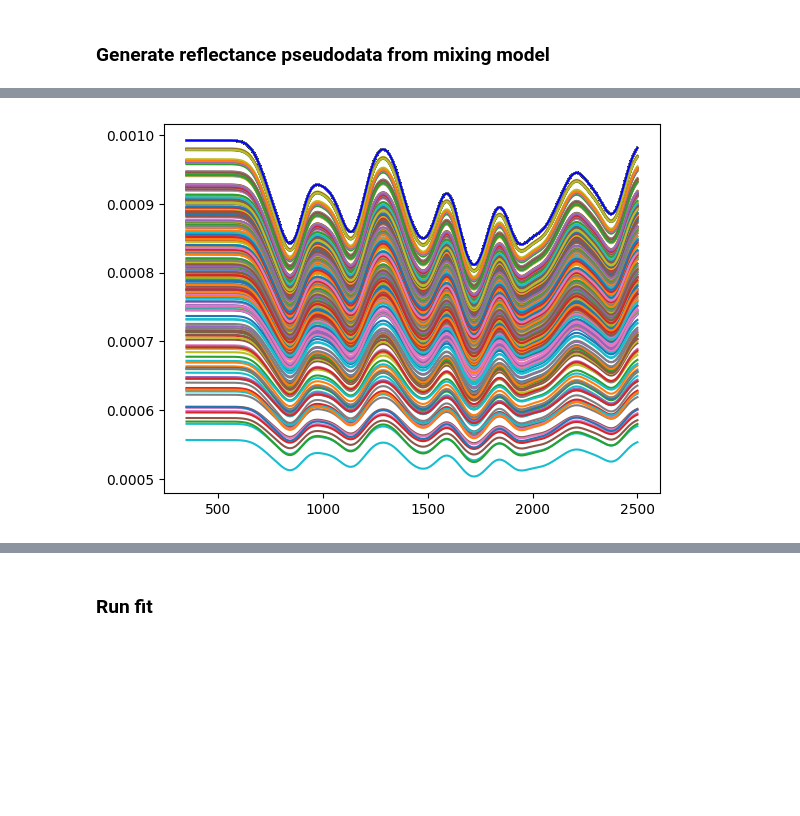
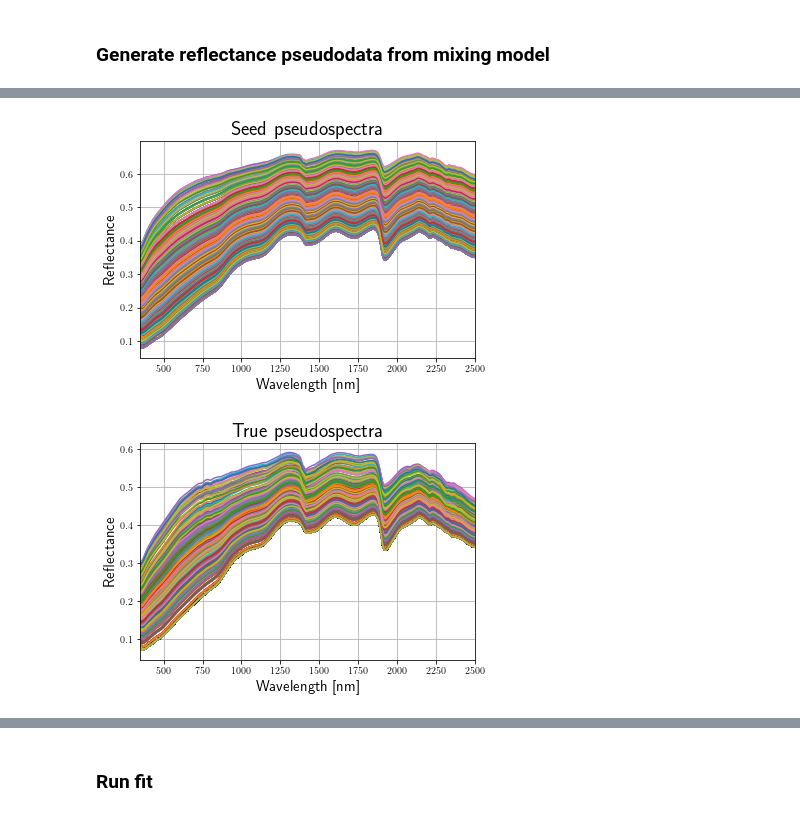
Before and after one commit to jmortan/RaCA-SOC-a-spectrum-analysis, a Jupyter notebook: RaCA-SOC-a/run-RaCA-SOC-a.ipynb, the cells around one changed output, grey strips where cells are left out. Drawn from its saved outputs; the diff is of its cells as text; code cells hidden in the pictures; blank space fills up the shorter version.

```diff
--- a/RaCA-SOC-a/run-RaCA-SOC-a.ipynb
+++ b/RaCA-SOC-a/run-RaCA-SOC-a.ipynb
@@ -27,7 +29,7 @@ sample_bdsd  = data[1:,2159].astype('float32')
 sample_soc   = data[1:,2162].astype('float32')
 sample_socsd = data[1:,2163].astype('float32')
 # %%
-I = data[1:,1:2152].astype('float32')
-plt.hist(np.log(np.sum(I,axis=1)),bins='auto');
+dataI = data[1:,1:2152].astype('float32')
+plt.hist(np.log(np.sum(dataI,axis=1)),bins='auto');
 XF = np.array([x for x in range(350,2501)]);
 # %% [output]
@@ -225,3 +237,6 @@ del hist, bins, x_grid, kdepdf, axarr
+# %%
+def gaus(mu, sigma, N=1) :
+    return np.random.randn(N) * sigma + mu;
 # %%
 # generate seed alphas from seed M's, specified below from initial literature
 
@@ -304,8 +319,10 @@ def fakeTrough(x,mu,sigma) :
 
 organicTroughs = [1650,1100,825,2060,1500,1000,751,1706,1754,1138,1170,853,877,1930,1449,2033,1524,2275,1706,1961,2137,2381,1400,1900,1791,2388]
 
-Fsoc = np.ones([MSpectra])
-Fsoc = Fsoc - 0.5*np.sum(fakeTrough((np.zeros([1,MSpectra])+XF).T,np.array(organicTroughs),3000).T,axis=0)
+tFsoc = np.sum(dataI.T * sample_soc,axis=1)/np.sum(sample_soc)
+trueFsoc = tFsoc - 0.125*np.sum(fakeTrough((np.zeros([1,MSpectra])+XF).T,np.array(organicTroughs),3000).T,axis=0)
+seedFsoc = tFsoc - 0.125*gaus(1.0,0.5)*np.sum(fakeTrough((np.zeros([1,MSpectra])+XF).T,np.array(organicTroughs),3000*gaus(1.0,0.25,len(organicTroughs))).T,axis=0)
 
-F = np.array(F + [Fsoc])
+F = [endMemMap[x]["Postprocessed Reflectance"] for x in endMemList]
+F = np.array(F + [trueFsoc])
 # %%
@@ -341,13 +367,16 @@ del trueMZeros, trueMrem
 # %%
 def A(ms,rhorads) :
     tA = ms / rhorads
-    return tA / np.sum(tA)
+    return (tA.T / np.sum(tA,axis=1)).T
 
 def torchA(ms,rhorads) :
     tA = ms / rhorads
-    return tA / torch.sum(tA)
+    return tA / torch.sum(tA,axis=1)
 
-rhorads = np.append(rhorads,np.mean(rhorads))
-trueAs = A(trueMs,rhorads)
+rhorads = np.array(rhos)*np.array(rads)
+trueSOCrr = np.mean(rhorads)
+seedSOCrr = np.mean(rhorads)*gaus(1.0,0.2)
+trueAs = A(trueMs,np.append(rhorads,trueSOCrr))
+seedAs = A(seedMs,np.append(rhorads,seedSOCrr))
 # %%
 # generate Is from Fs and As
@@ -365,5 +403,20 @@ maxI = np.max(I,axis=0)
 # %%
-plt.plot(XF,I.T);
-plt.plot(XF,maxI.T,'b');
+plt.plot(XF,np.dot(seedAs,F).T);
+plt.xlabel(r'Wavelength [nm]',fontsize=15)
+plt.ylabel(r'Reflectance',fontsize=15)
+plt.title(r'Seed pseudospectra',fontsize=20)
+plt.xlim([350,2500])
+plt.grid()
+#plt.plot(XF,maxI.T,'b');
 # %% [output]
-[figure, old version]
+[figure, new version]
+# %%
+plt.plot(XF,np.dot(trueAs,F).T);
+plt.xlabel(r'Wavelength [nm]',fontsize=15)
+plt.ylabel(r'Reflectance',fontsize=15)
+plt.title(r'True pseudospectra',fontsize=20)
+plt.xlim([350,2500])
+plt.grid()
+#plt.plot(XF,maxI.T,'b');
+# %% [output]
+[figure, added]
```
Also changed, not shown: parts of 10 cells of this notebook, 2 other files.
